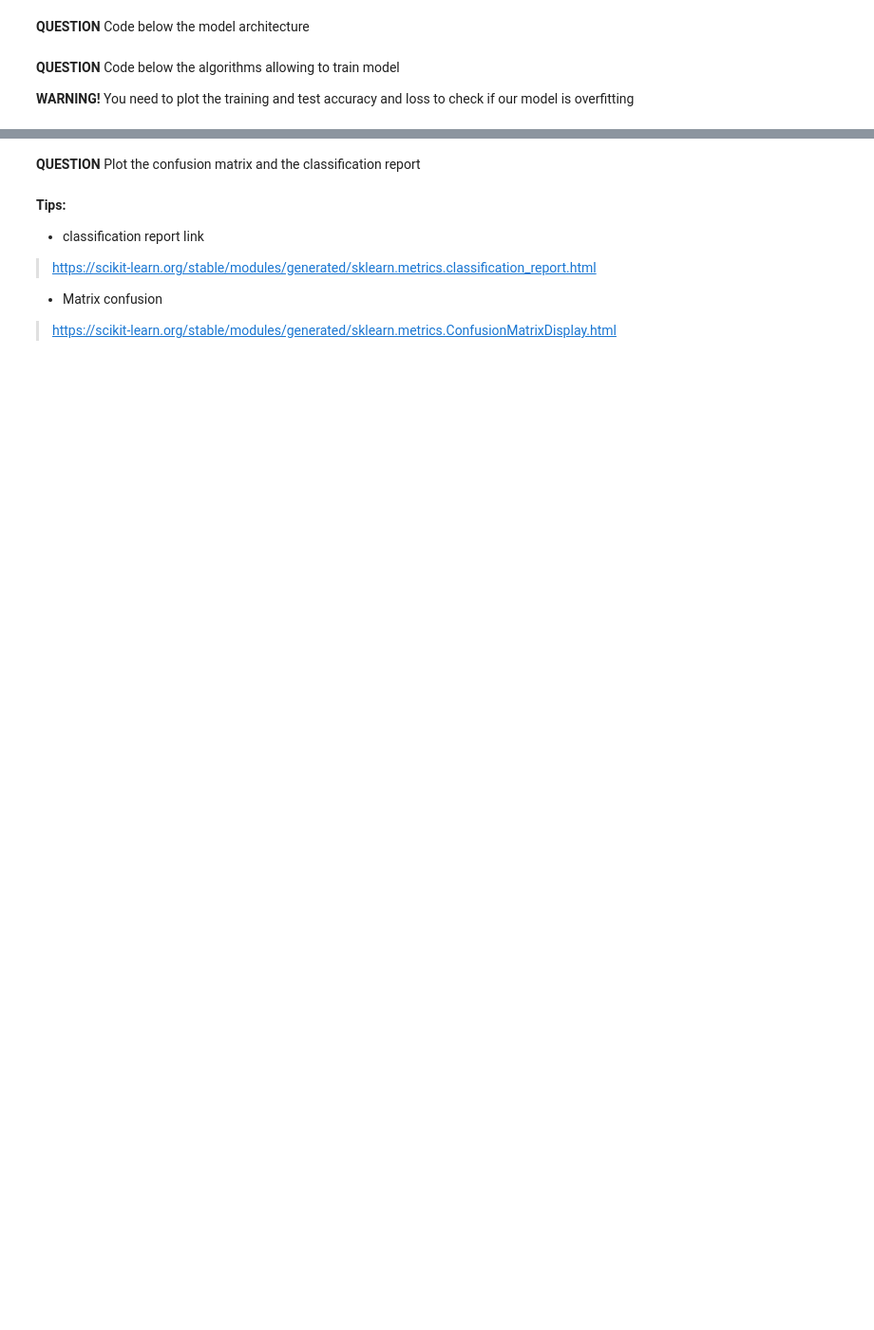
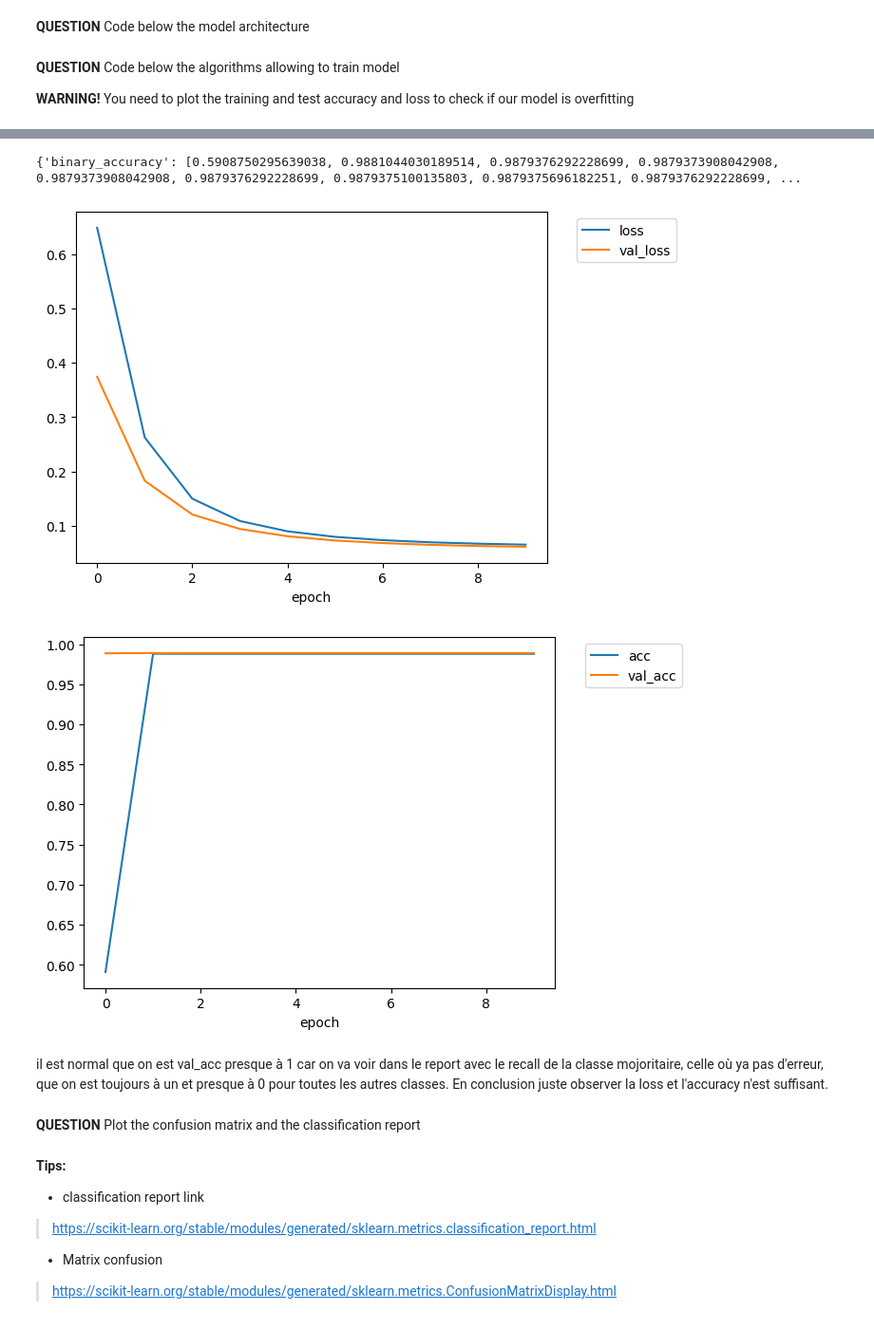
Before and after one commit to Ribraba/AI_Embedded, a Jupyter notebook: TP_IA_EMBARQUEE.ipynb, the cells around one changed output, grey strips where cells are left out. Shown at 95% size. Drawn from its saved outputs; the diff is of its cells as text; code cells hidden in the pictures; blank space fills up the shorter version.

Commit message:
Add files via upload
Partie 2 :
-Architecture du model ML
-Traçage de la loss et l'accuracy
-Matrice de confusion

```diff
--- a/TP_IA_EMBARQUEE.ipynb
+++ b/TP_IA_EMBARQUEE.ipynb
@@ -379,3 +398,7 @@ ValueError: Invalid dtype: object
+# %%
+print(training_history.history)
+# %% [output]
+{'binary_accuracy': [0.5908750295639038, 0.9881044030189514, 0.9879376292228699, 0.9879373908042908, 0.9879373908042908, 0.9879376292228699, 0.9879375100135803, 0.9879375696182251, 0.9879376292228699, ...
 # %%
 def display_training_curves(training_history):
   # display loss
@@ -385,11 +408,18 @@ def display_training_curves(training_history):
   plt.legend(bbox_to_anchor=(1.05, 1), loc=2)
   plt.show()
   #display accuracy
-  plt.plot(training_history.history['accuracy'],label='acc')
-  plt.plot(training_history.history['val_accuracy'], label='val_acc')
+  plt.plot(training_history.history['binary_accuracy'],label='acc')
+  plt.plot(training_history.history['val_binary_accuracy'], label='val_acc')
   plt.xlabel("epoch")
   plt.legend(bbox_to_anchor=(1.05, 1), loc=2)
   plt.show()
+# %%
+display_training_curves(training_history )
+# %% [output]
+[figure, added]
+[figure, added]
+# %% [markdown]
+il est normal que on est val_acc presque à 1 car on va voir dans le report avec le recall de la classe mojoritaire, celle où ya pas d'erreur, que on est toujours à un et presque à 0 pour toutes les autres classes. En conclusion juste observer la loss et l'accuracy n'est suffisant.
 # %% [markdown]
 **QUESTION** Plot the confusion matrix and the classification report
 # %% [markdown]
```
Also changed, not shown: parts of 5 cells of this notebook.
